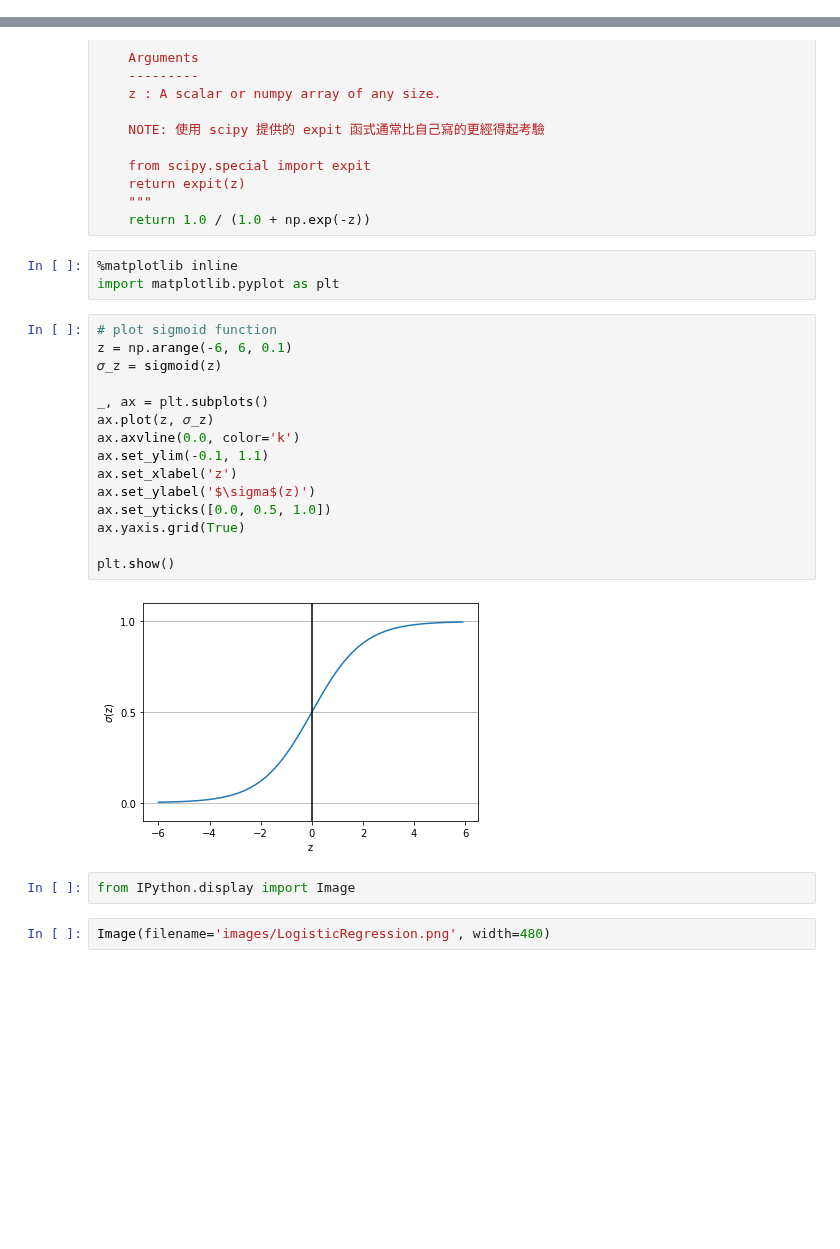
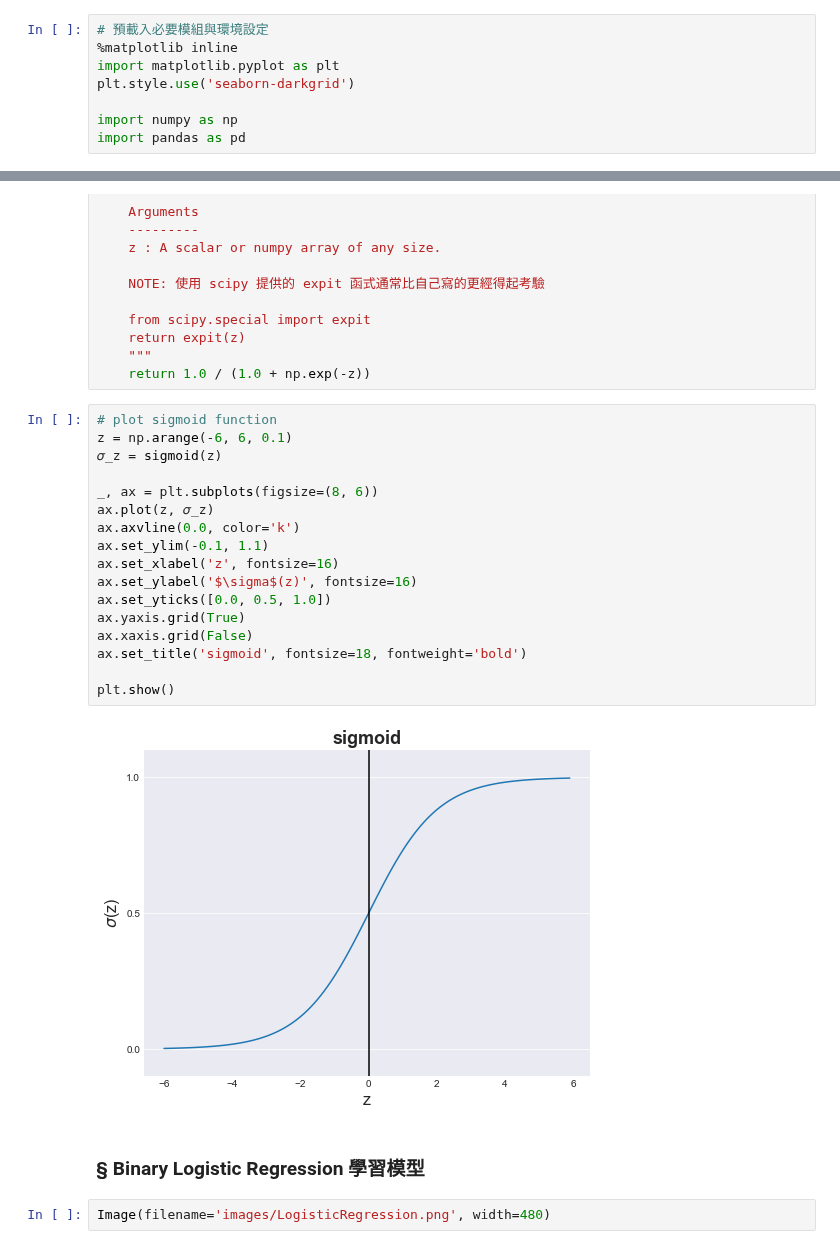
Before and after one commit to twMr7/Python-Machine-Learning, a Jupyter notebook: 14-Building_A_Machine_Learning_Model_from_Scratch.ipynb, the cells around one changed output, grey strips where cells are left out. Drawn from its saved outputs; the diff is of its cells as text; blank space fills up the shorter version.

Commit message:
improve plottings

```diff
--- a/14-Building_A_Machine_Learning_Model_from_Scratch.ipynb
+++ b/14-Building_A_Machine_Learning_Model_from_Scratch.ipynb
@@ -49,3 +49,11 @@ $$
 監督式學習中，根據學習目標數據的特質有不同的解決手法。 常見的術語，例如從手寫數字的影像辨識成有限數量的 0 到 9 的數字類別，這樣的問題稱為 **分類（classification）** 問題，由於是分辨多個類別的其中一種，又叫 **多元分類（multiclass classification）**。 如果是醫學中常見的區分有病（positive）、沒病（negative）的推斷，稱為 **二元分類（binary classification）**。 現實中另外還常見有一種輸入帶有多種類別標籤的數據，例如電影的分類，某部片可能同時有家庭、科幻、動作、史詩、愛情片，這種稱為 **multi-label calssification**。 假如問題輸出的目標包含一個或多個連續數值的變量，則稱為 **回歸（regression）**。
 
 另外有一種 **非監督式學習（unsupervised learning）** 的方式，使用的訓練集資料沒有包含任何對應的目標向量，而學習的目標則是從資料集中探索如何將類似的觀察資料分門別類，稱為 **聚類（clustering）**。
+# %%
+# 預載入必要模組與環境設定
+%matplotlib inline
+import matplotlib.pyplot as plt
+plt.style.use('seaborn-darkgrid')
+
+import numpy as np
+import pandas as pd
@@ -390,28 +399,28 @@ def sigmoid(z):
     return expit(z)
     """
     return 1.0 / (1.0 + np.exp(-z))
-# %%
-%matplotlib inline
-import matplotlib.pyplot as plt
 # %%
 # plot sigmoid function
 z = np.arange(-6, 6, 0.1)
 𝜎_z = sigmoid(z)
 
-_, ax = plt.subplots()
+_, ax = plt.subplots(figsize=(8, 6))
 ax.plot(z, 𝜎_z)
 ax.axvline(0.0, color='k')
 ax.set_ylim(-0.1, 1.1)
-ax.set_xlabel('z')
-ax.set_ylabel('$\sigma$(z)')
+ax.set_xlabel('z', fontsize=16)
+ax.set_ylabel('$\sigma$(z)', fontsize=16)
 ax.set_yticks([0.0, 0.5, 1.0])
 ax.yaxis.grid(True)
+ax.xaxis.grid(False)
+ax.set_title('sigmoid', fontsize=18, fontweight='bold')
 
 plt.show()
 # %% [output]
-[figure, old version]
+[figure, new version]
-# %%
-from IPython.display import Image
+# %% [markdown]
+
+### § Binary Logistic Regression 學習模型
 # %%
 Image(filename='images/LogisticRegression.png', width=480)
 # %% [output]
```
Also changed, not shown: parts of 11 cells of this notebook.
